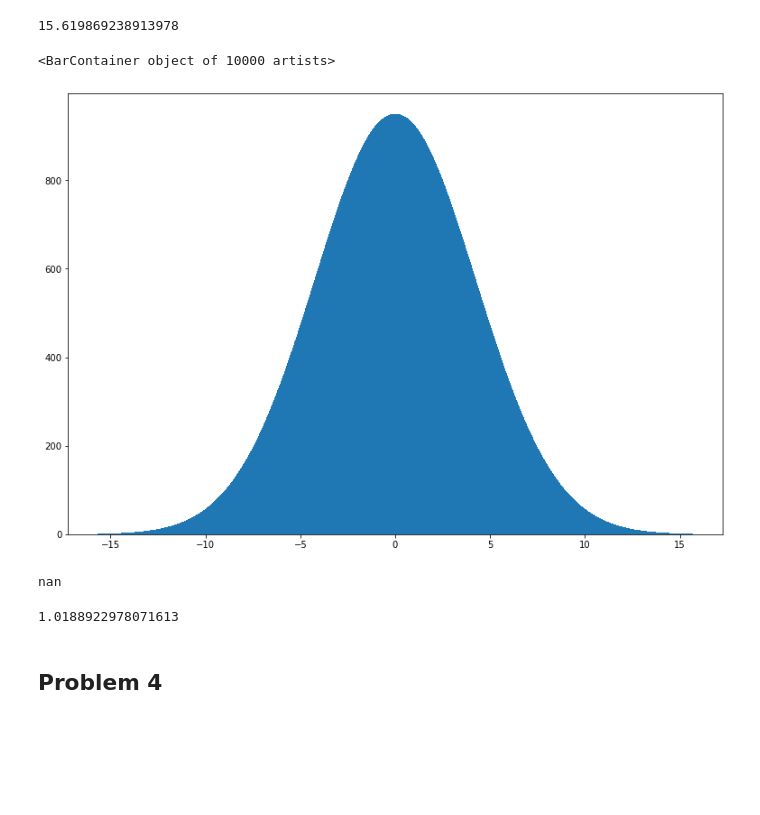
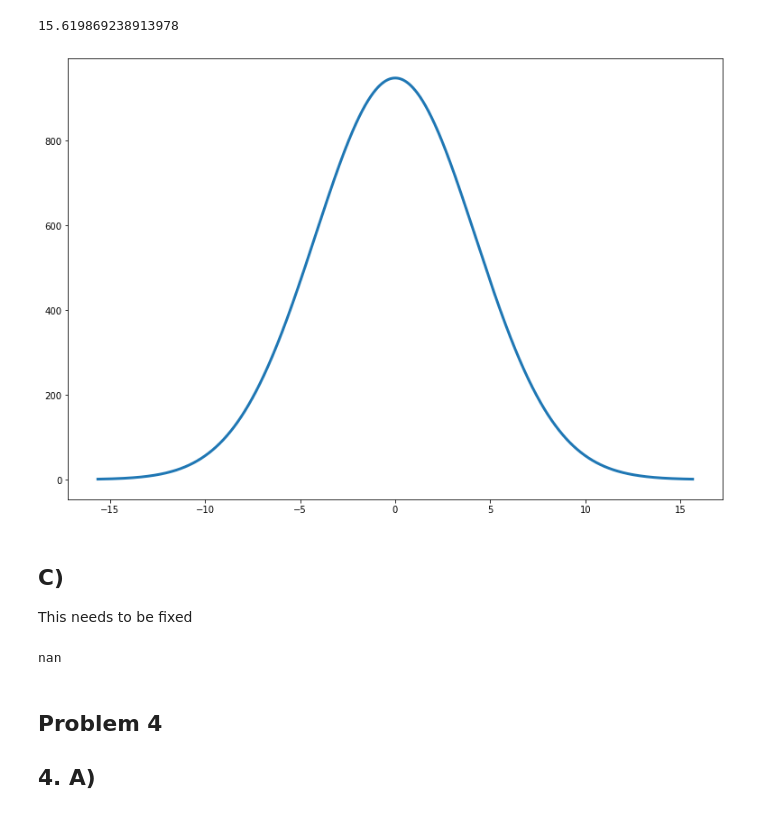
Before and after one commit to maria8ch/Phys434_BigData, a Jupyter notebook: lab2_Berres.ipynb, the cells around one changed output. Drawn from its saved outputs; the diff is of its cells as text; code cells hidden in the pictures; blank space fills up the shorter version.

```diff
--- a/lab2_Berres.ipynb
+++ b/lab2_Berres.ipynb
@@ -115,10 +233,12 @@ stats.norm.ppf(1-0.0001,scale=w)
 # %%
 fig, ax = plt.subplots(1,1,figsize=(13,9))
 ecks=np.linspace(stats.norm.ppf(0.0001,scale=w),stats.norm.ppf(1-0.0001,scale=w),int(10e3))
-ax.bar(ecks,stats.norm.pdf(ecks,scale=w)*10e3,width=0.1)
+ax.plot(ecks,stats.norm.pdf(ecks,scale=w)*10e3,linewidth=3);
 # %% [output]
-<BarContainer object of 10000 artists>
-[figure, old version]
+[figure, new version]
+# %% [markdown]
+## C)
+This needs to be fixed
 # %%
 #How do you feed this area back into the ppf?
 prob1= (1 - stats.norm.cdf(sn,scale=w))*10000
@@ -126,12 +246,10 @@ sig2=stats.norm.ppf(1-prob1)
 sig2
 # %% [output]
 nan
-# %%
-prob1
-# %% [output]
-1.0188922978071613
 # %% [markdown]
 ## Problem 4
+
+## 4. A)
 # %%
 sig5=1-stats.norm.cdf(5)
 sosig=stats.norm.ppf(1-sig5,scale=w)
```
Also changed, not shown: parts of 32 cells of this notebook.
